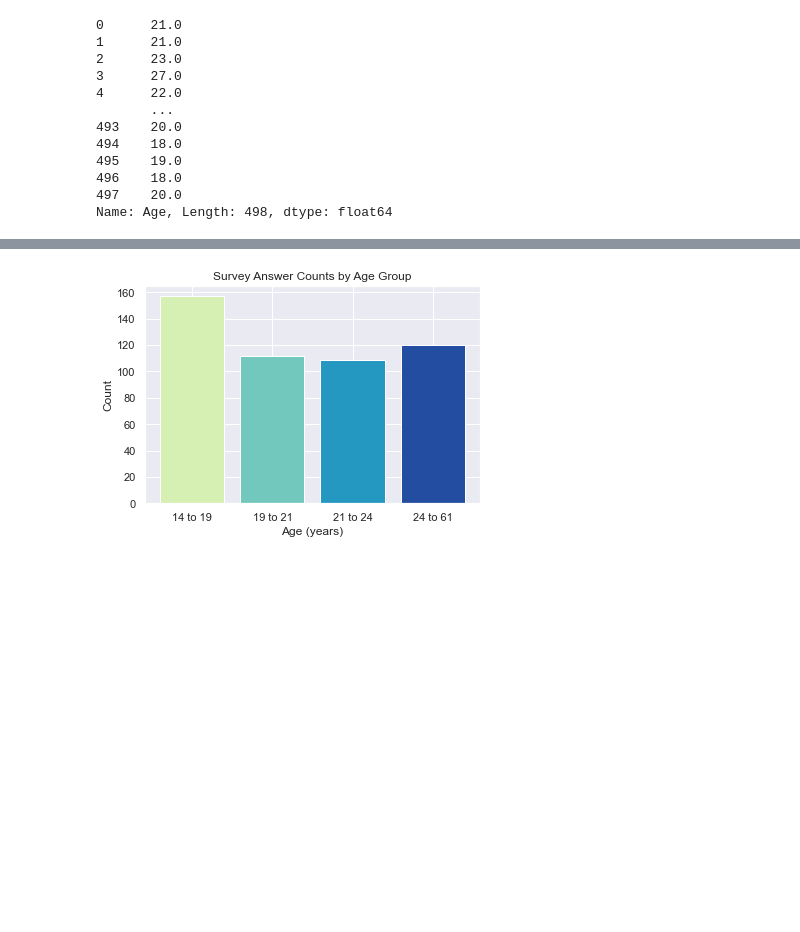
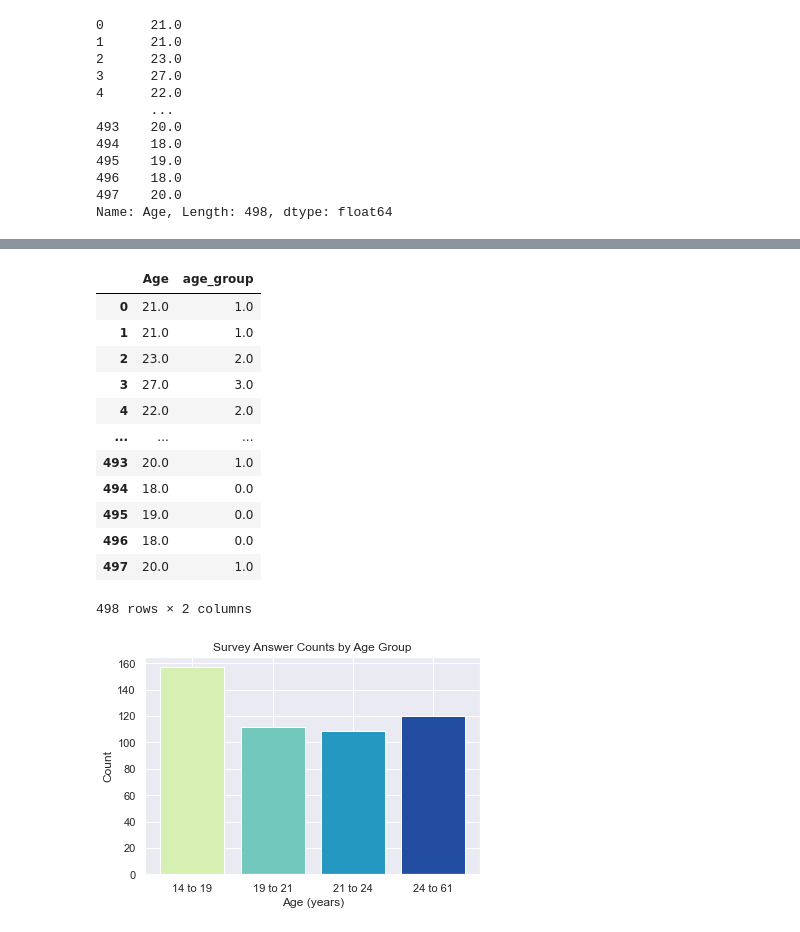
Before and after one commit to eliepark/Obesity-Prediction, a Jupyter notebook: Obesity_EDA.ipynb, the cells around one changed output, grey strips where cells are left out. Drawn from its saved outputs; the diff is of its cells as text; code cells hidden in the pictures; blank space fills up the shorter version.

Commit message:
changed age groups

```diff
--- a/Obesity_EDA.ipynb
+++ b/Obesity_EDA.ipynb
@@ -198,3 +198,19 @@ Categories (4, interval[float64]): [(13.999, 19.0] < (19.0, 21.0] < (21.0, 24.0]
 # %%
 df['age_group']=pd.qcut(df['Age'], q=4, labels=[0., 1., 2., 3.]).astype(float)
+# %%
+df[['Age', 'age_group']]
+# %% [output]
+|  | Age | age_group |
+| 0 | 21.0 | 1.0 |
+| 1 | 21.0 | 1.0 |
+| 2 | 23.0 | 2.0 |
+| 3 | 27.0 | 3.0 |
+| 4 | 22.0 | 2.0 |
+| ... | ... | ... |
+| 493 | 20.0 | 1.0 |
+| 494 | 18.0 | 0.0 |
+| 495 | 19.0 | 0.0 |
+| 496 | 18.0 | 0.0 |
+| 497 | 20.0 | 1.0 |
+498 rows × 2 columns
 # %%
```
Also changed, not shown: parts of 34 cells of this notebook.
